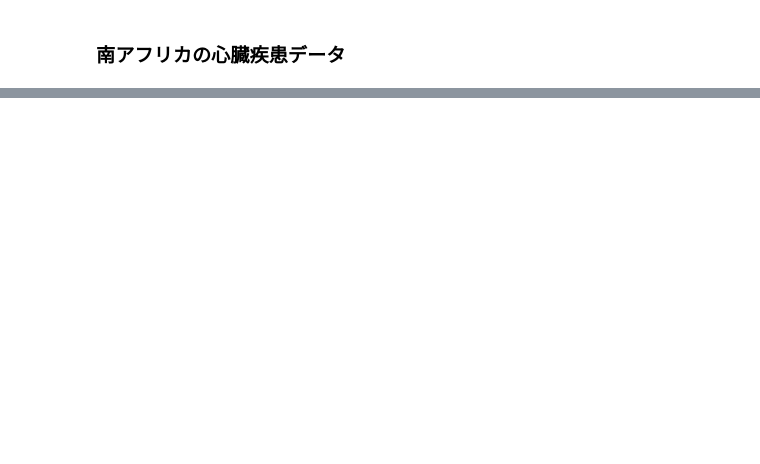
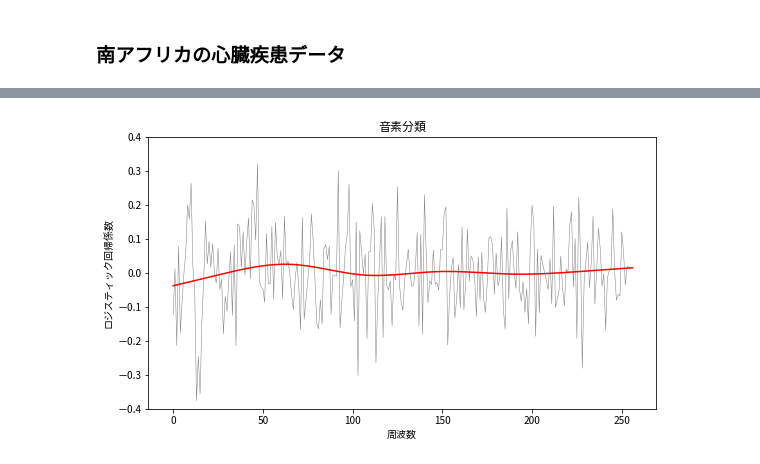
Before and after one commit to sorashido/esl-learn, a Jupyter notebook: chapter5.ipynb, the cells around one changed output, grey strips where cells are left out. Drawn from its saved outputs; the diff is of its cells as text; code cells hidden in the pictures; blank space fills up the shorter version.

```diff
--- a/chapter5.ipynb
+++ b/chapter5.ipynb
@@ -175,0 +244,10 @@ df_saheart.describe()
+# %%
+vec_beta_old = scipy.zeros(size_beta)
+vec_increment = scipy.ones(size_beta)
+while (vec_increment**2).sum() > 1e-8:
+    vec_p = fvec_p(mat_1X, vec_beta_old)
+    gradient = mat_1X.T @ (vec_y-vec_p)
+    hessian = mat_1X.T @ scipy.diag(fdiag_W(mat_1X, vec_beta_old)) @ mat_1X
+    vec_increment = scipy.linalg.solve(hessian, gradient)
+    vec_beta_new = vec_beta_old + vec_increment
+    vec_beta_old = vec_beta_new.copy()
@@ -175,0 +256,37 @@ df_saheart.describe()
+# %%
+vec_beta_sp = np.delete(vec_beta_new, 0)
+
+grid_x = range(0, 256)
+x_sample = scipy.linspace(0, 256, 256)
+
+# 3次自然スプライン
+xis = scipy.array([.1, .26, .42, .58, .74, .9])*256-1
+def d(x:scipy.ndarray, xis:scipy.ndarray, k:int)->scipy.ndarray:
+    return (scipy.where(x < xis[k], 0, (x-xis[k])**3)
+            - scipy.where(x < xis[-1], 0, (x-xis[-1])**3))/(xis[-1]-xis[k])
+
+h1 = scipy.ones_like(x_sample)
+h2 = scipy.copy(x_sample)
+h3 = d(x_sample, xis, 0)-d(x_sample, xis, -2)
+h4 = d(x_sample, xis, 1)-d(x_sample, xis, -2)
+h5 = d(x_sample, xis, 2)-d(x_sample, xis, -2)
+h6 = d(x_sample, xis, 3)-d(x_sample, xis, -2)
+H = scipy.vstack((h1, h2, h3, h4, h5, h6)).T
+
+HH = H.T @ H
+beta = scipy.linalg.solve(HH, H.T @ vec_beta_sp)
+y_hat_4 = H @ beta
+# %%
+fig55 = plt.figure(55, figsize=(20, 5))
+ax = fig55.add_subplot(1, 2, 1)
+ax.plot(xgrid, ygrid, linewidth=3)
+ax.set_ylim(-0.4, 0.4)
+ax.plot(grid_x, vec_beta_sp,
+                 color='gray', linewidth=.5)
+ax.plot(x_sample, y_hat_4, color='r')
+ax.set_xlabel('周波数')
+ax.set_ylabel('ロジスティック回帰係数')
+ax.set_title(u'音素分類')
+plt.show()
+# %% [output]
+[figure, added]
```
Also changed, not shown: parts of 14 cells of this notebook, 1 other file.
